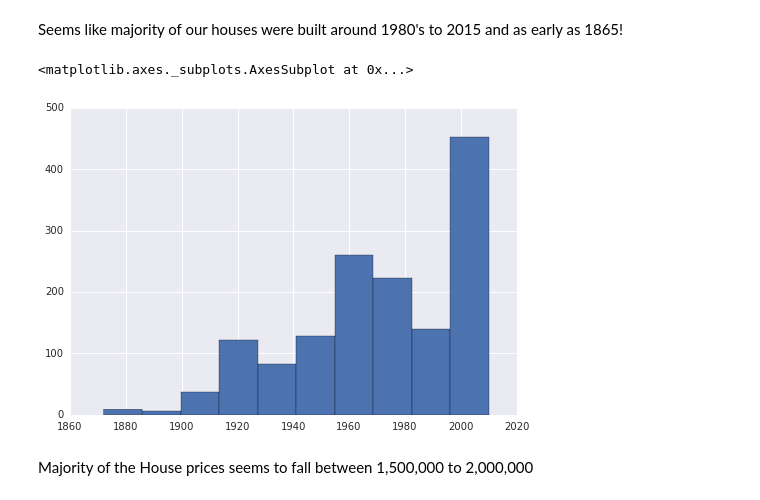
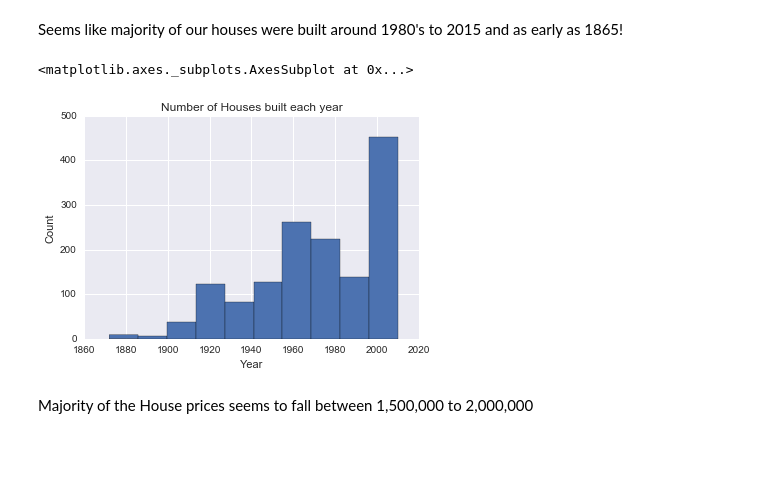
Before and after one commit to anusharamamurthy/Kaggle-HPAR, a Jupyter notebook: Kaggle_HPAR.ipynb, the cells around one changed output. Drawn from its saved outputs; the diff is of its cells as text; code cells hidden in the pictures; blank space fills up the shorter version.

```diff
--- a/Kaggle_HPAR.ipynb
+++ b/Kaggle_HPAR.ipynb
@@ -66,10 +66,13 @@ df[:10]
 10 rows × 81 columns
 # %% [markdown]
 Seems like majority of our houses were built around 1980's to 2015 and as early as 1865!
-# %%
-df["YearBuilt"].hist()
-# %% [output]
-<matplotlib.axes._subplots.AxesSubplot at 0x...>
-[figure, removed]
+# %%
+plt.title("Number of Houses built each year")
+plt.xlabel("Year")
+plt.ylabel("Count")
+df["YearBuilt"].hist()
+# %% [output]
+<matplotlib.axes._subplots.AxesSubplot at 0x...>
+[figure, added]
 # %% [markdown]
 Majority of the House prices seems to fall between 1,500,000 to 2,000,000
```
Also changed, not shown: parts of 3 cells of this notebook, 1 other file.
